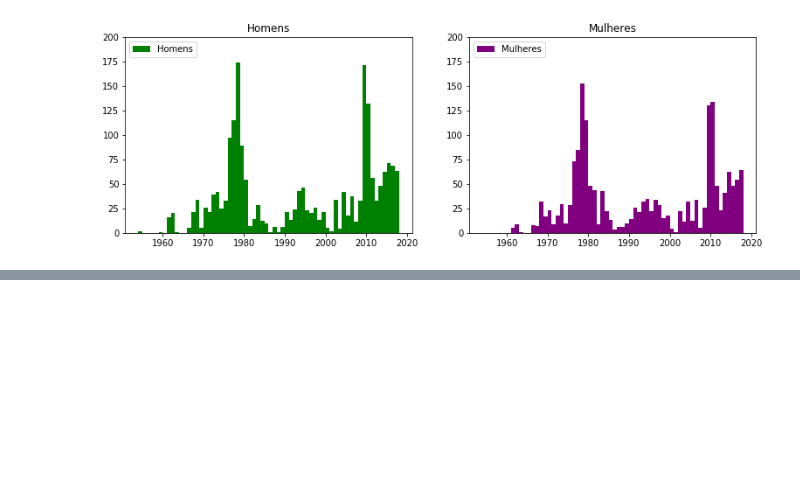
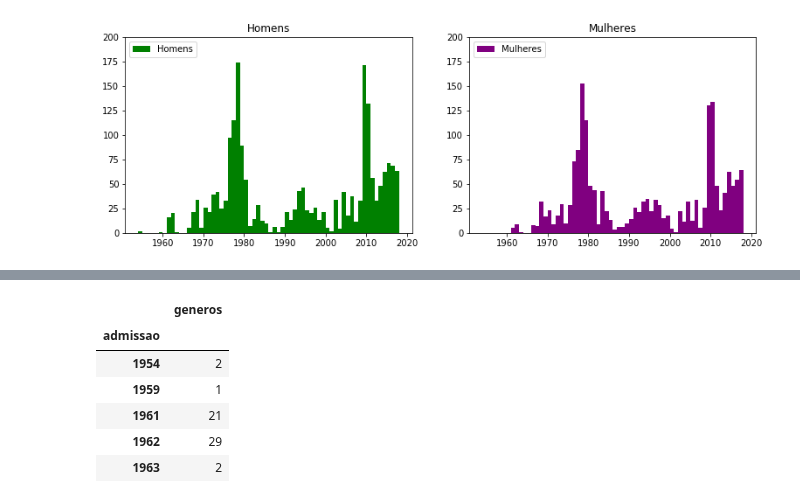
Before and after one commit to kevinwall/Probabilidade_Projeto, a Jupyter notebook: Rascunho.ipynb, the cells around one changed output, grey strips where cells are left out. Drawn from its saved outputs; the diff is of its cells as text; code cells hidden in the pictures; blank space fills up the shorter version.

```diff
--- a/Rascunho.ipynb
+++ b/Rascunho.ipynb
@@ -603,0 +562,12 @@ plt.show()
+# %%
+total = servidores[servidores.categoria != 'Técnico Administrativo']
+total_prof = total.pivot_table(index='admissao', values='generos', aggfunc='count')
+total_prof.head()
+# %% [output]
+|  | generos |
+| admissao |  |
+| 1954 | 2 |
+| 1959 | 1 |
+| 1961 | 21 |
+| 1962 | 29 |
+| 1963 | 2 |
```
Also changed, not shown: parts of 24 cells of this notebook.
